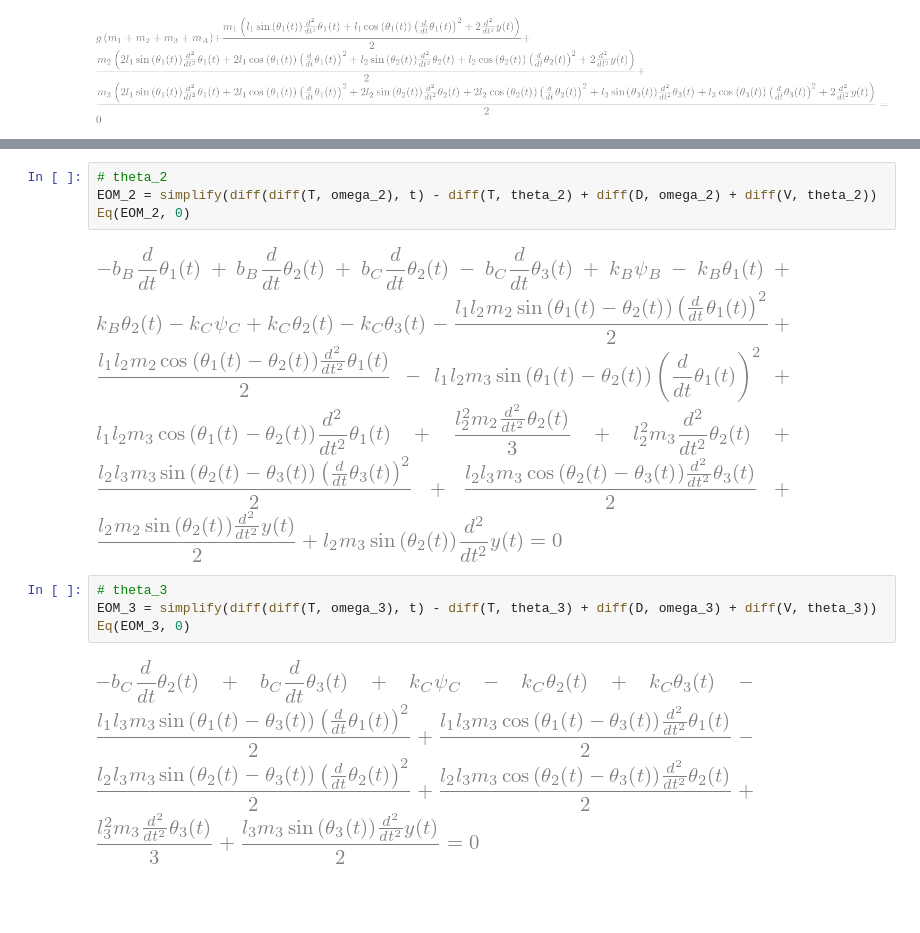
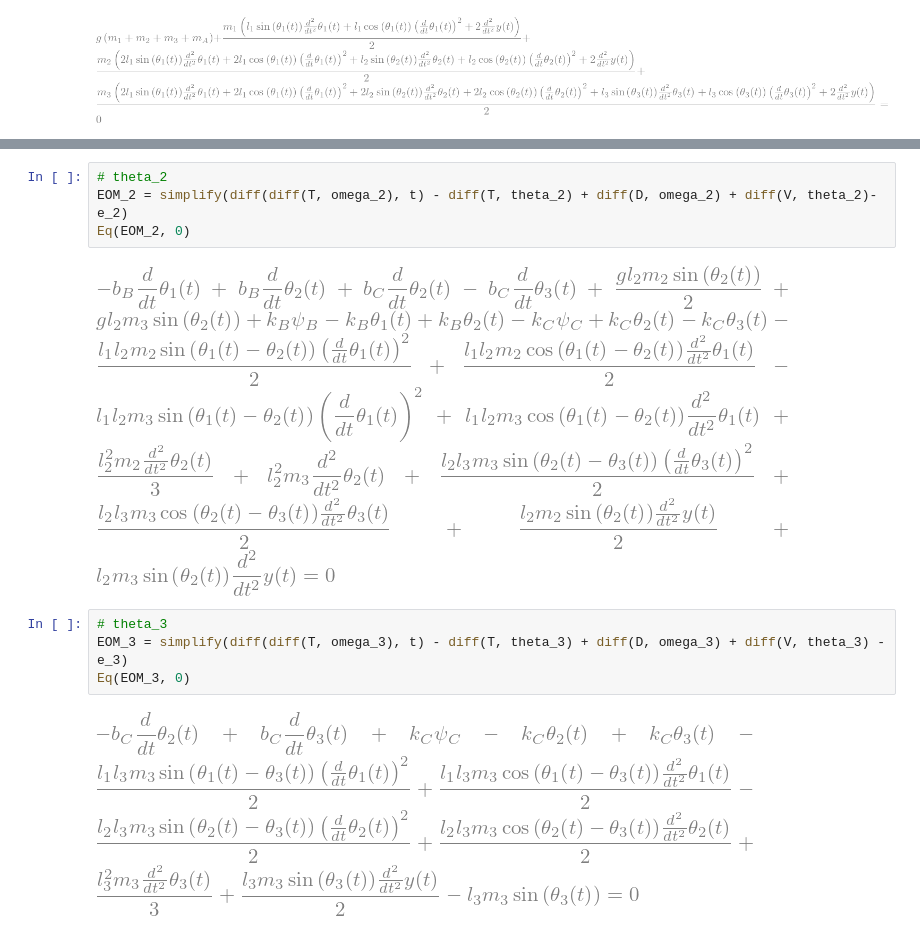
Before and after one commit to yobelabraham/ME469-Group1, a Jupyter notebook: Symbolic Computing/equations.ipynb, the cells around one changed output, grey strips where cells are left out. Cells and saved outputs as stored; diff of their text form; blank space fills up the shorter version.

```diff
--- a/Symbolic Computing/equations.ipynb
+++ b/Symbolic Computing/equations.ipynb
@@ -298,12 +298,12 @@ Eq(EOM_1, 0)
 # %%
 # theta_2
-EOM_2 = simplify(diff(diff(T, omega_2), t) - diff(T, theta_2) + diff(D, omega_2) + diff(V, theta_2))
+EOM_2 = simplify(diff(diff(T, omega_2), t) - diff(T, theta_2) + diff(D, omega_2) + diff(V, theta_2)- e_2)
 Eq(EOM_2, 0)
 # %% [output]
-[figure, old version]
+[figure, new version]
 # %%
 # theta_3
-EOM_3 = simplify(diff(diff(T, omega_3), t) - diff(T, theta_3) + diff(D, omega_3) + diff(V, theta_3))
+EOM_3 = simplify(diff(diff(T, omega_3), t) - diff(T, theta_3) + diff(D, omega_3) + diff(V, theta_3) - e_3)
 Eq(EOM_3, 0)
 # %% [output]
-[figure, old version]
+[figure, new version]
```
Also changed, not shown: parts of 1 cell of this notebook.
